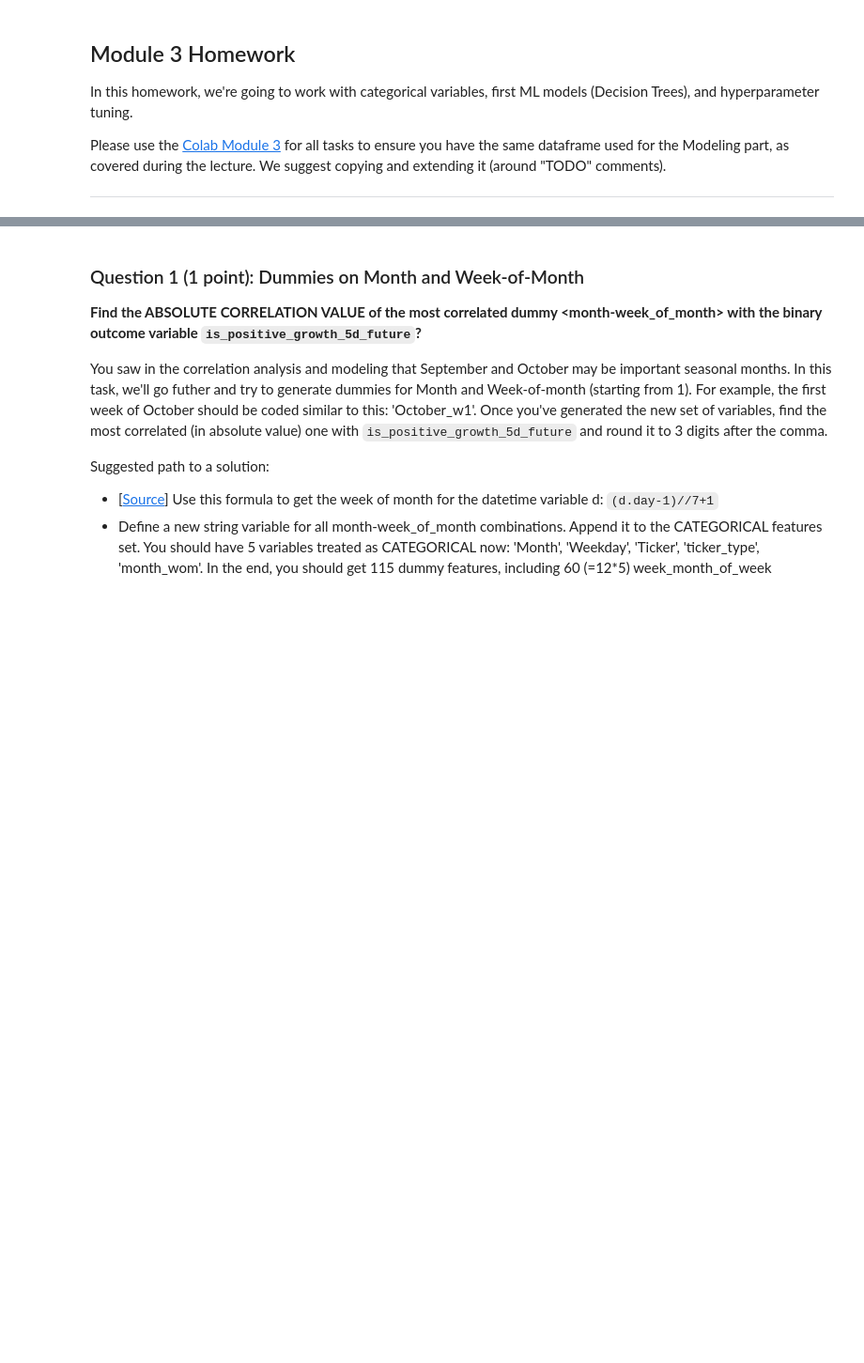
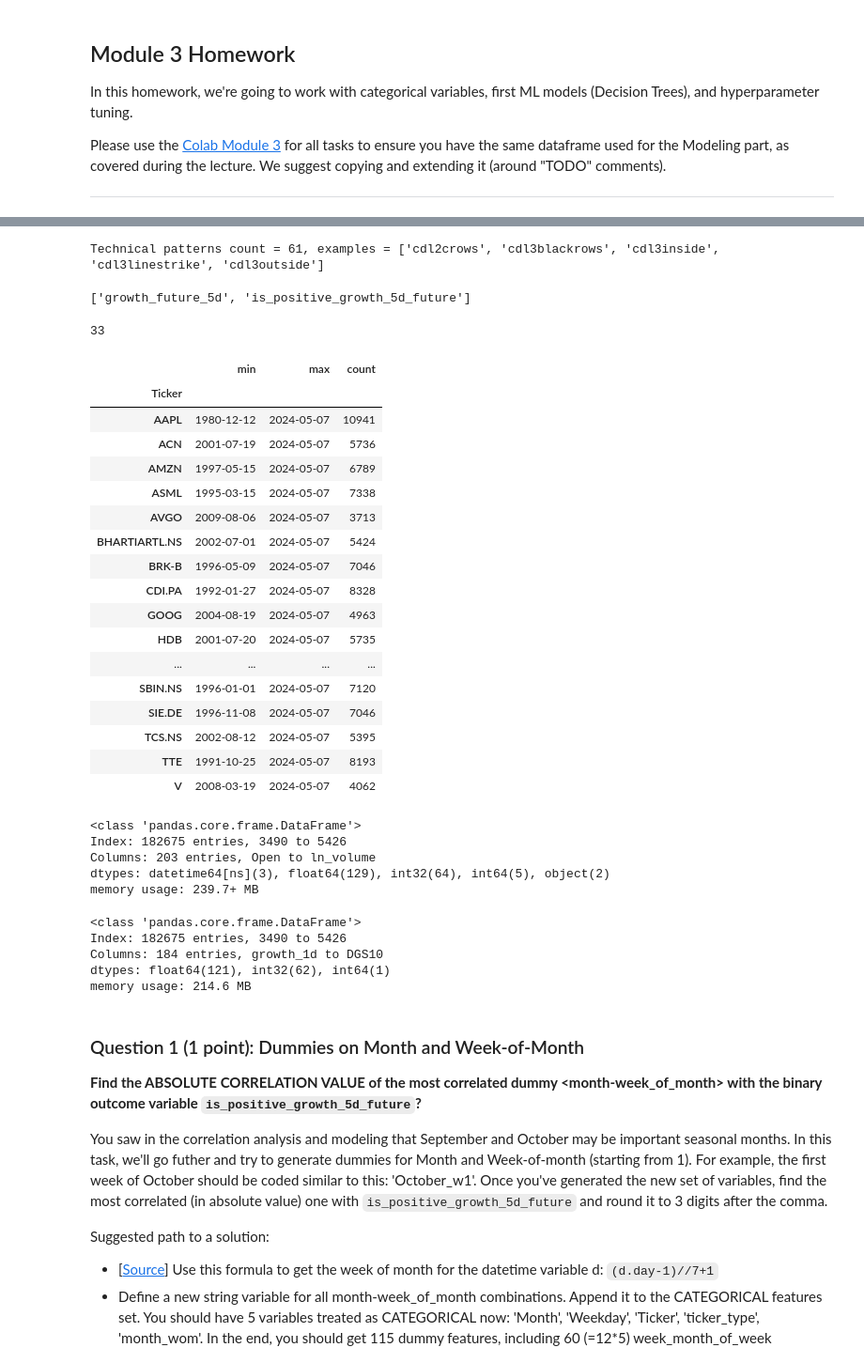
Before and after one commit to mary435/stock-markets-analytics, a Jupyter notebook: 03/hw_03.ipynb, the cells around one changed output, grey strips where cells are left out. Shown at 94% size. Drawn from its saved outputs; the diff is of its cells as text; code cells hidden in the pictures; blank space fills up the shorter version.

```diff
--- a/03/hw_03.ipynb
+++ b/03/hw_03.ipynb
@@ -9,0 +56,2 @@ We suggest copying and extending it (around "TODO" comments).
+# %%
+df_full = pd.read_parquet("/content/stocks_df_combined_2024_05_07.parquet.brotli", )
@@ -9,0 +130,3 @@ We suggest copying and extending it (around "TODO" comments).
+# %%
+# let's define on more custom numerical features
+df_full['ln_volume'] = df_full.Volume.apply(lambda x: np.log(x))
@@ -9,0 +148,5 @@ We suggest copying and extending it (around "TODO" comments).
+# %%
+TECHNICAL_PATTERNS = [g for g in df_full.keys() if g.find('cdl')>=0]
+print(f'Technical patterns count = {len(TECHNICAL_PATTERNS)}, examples = {TECHNICAL_PATTERNS[0:5]}')
+# %% [output]
+Technical patterns count = 61, examples = ['cdl2crows', 'cdl3blackrows', 'cdl3inside', 'cdl3linestrike', 'cdl3outside']
@@ -10,3 +158,54 @@ We suggest copying and extending it (around "TODO" comments).
+# %%
+# CHECK: NO OTHER INDICATORS LEFT
+OTHER = [k for k in df_full.keys() if k not in OHLCV + CATEGORICAL + NUMERICAL + TO_DROP]
+OTHER
+# %% [output]
+['growth_future_5d', 'is_positive_growth_5d_future']
+# %%
+df_full.Ticker.nunique()
+# %% [output]
+33
+# %%
+# tickers, min-max date, count of daily observations
+df_full.groupby(['Ticker'])['Date'].agg(['min','max','count'])
+# %% [output]
+|  | min | max | count |
+| Ticker |  |  |  |
+| AAPL | 1980-12-12 | 2024-05-07 | 10941 |
+| ACN | 2001-07-19 | 2024-05-07 | 5736 |
+| AMZN | 1997-05-15 | 2024-05-07 | 6789 |
+| ASML | 1995-03-15 | 2024-05-07 | 7338 |
+| AVGO | 2009-08-06 | 2024-05-07 | 3713 |
+| BHARTIARTL.NS | 2002-07-01 | 2024-05-07 | 5424 |
+| BRK-B | 1996-05-09 | 2024-05-07 | 7046 |
+| CDI.PA | 1992-01-27 | 2024-05-07 | 8328 |
+| GOOG | 2004-08-19 | 2024-05-07 | 4963 |
+| HDB | 2001-07-20 | 2024-05-07 | 5735 |
+| ... | ... | ... | ... |
+| SBIN.NS | 1996-01-01 | 2024-05-07 | 7120 |
+| SIE.DE | 1996-11-08 | 2024-05-07 | 7046 |
+| TCS.NS | 2002-08-12 | 2024-05-07 | 5395 |
+| TTE | 1991-10-25 | 2024-05-07 | 8193 |
+| V | 2008-03-19 | 2024-05-07 | 4062 |
+# %%
+# truncated df_full with 25 years of data (and defined growth variables)
+df = df_full[df_full.Date>='2000-01-01']
+df.info()
+# %% [output]
+<class 'pandas.core.frame.DataFrame'>
+Index: 182675 entries, 3490 to 5426
+Columns: 203 entries, Open to ln_volume
+dtypes: datetime64[ns](3), float64(129), int32(64), int64(5), object(2)
+memory usage: 239.7+ MB
+# %%
+# let look at the features count and size:
+df[NUMERICAL].info()
+# %% [output]
+<class 'pandas.core.frame.DataFrame'>
+Index: 182675 entries, 3490 to 5426
+Columns: 184 entries, growth_1d to DGS10
+dtypes: float64(121), int32(62), int64(1)
+memory usage: 214.6 MB
 # %% [markdown]
 ### Question 1 (1 point): Dummies on Month and Week-of-Month
 
```
Also changed, not shown: parts of 14 cells of this notebook.
